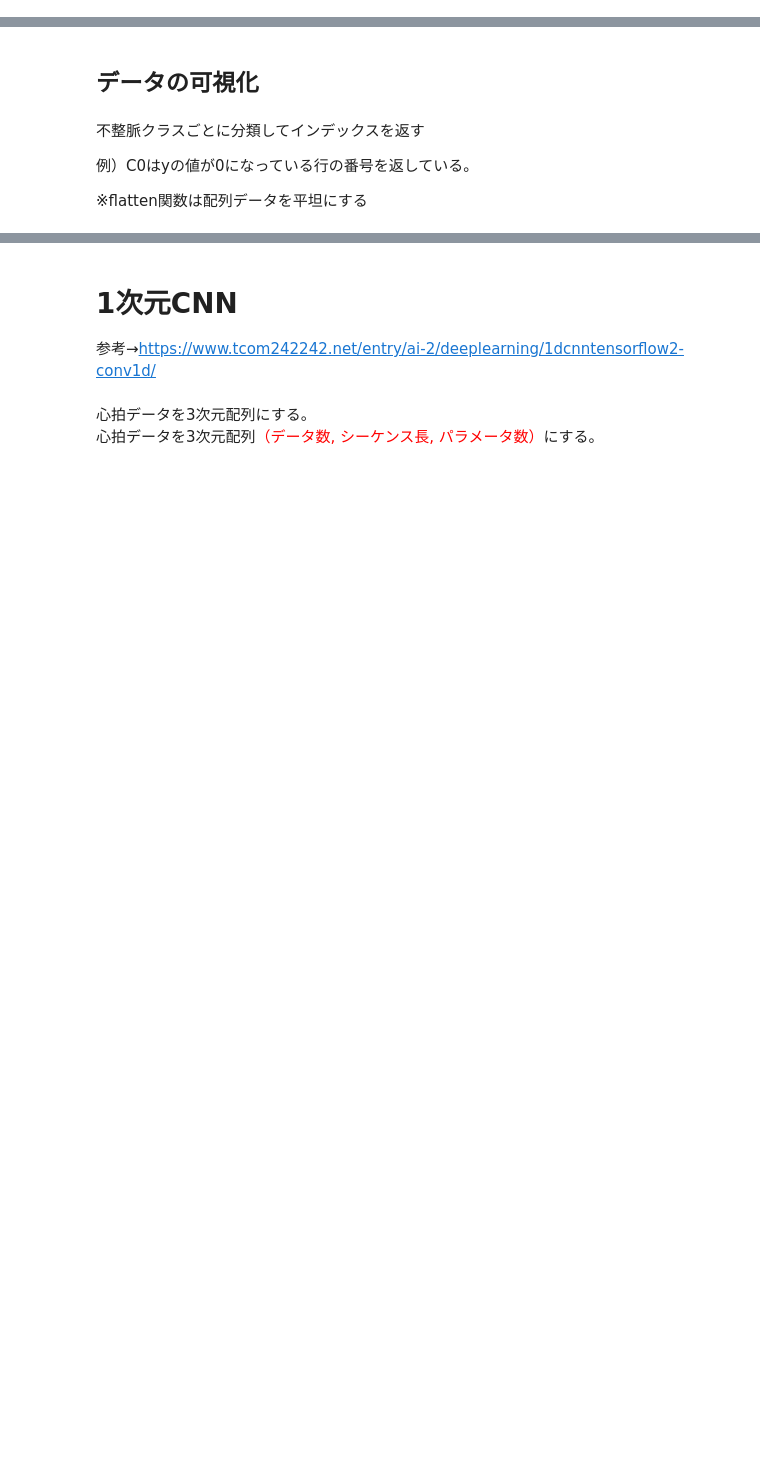
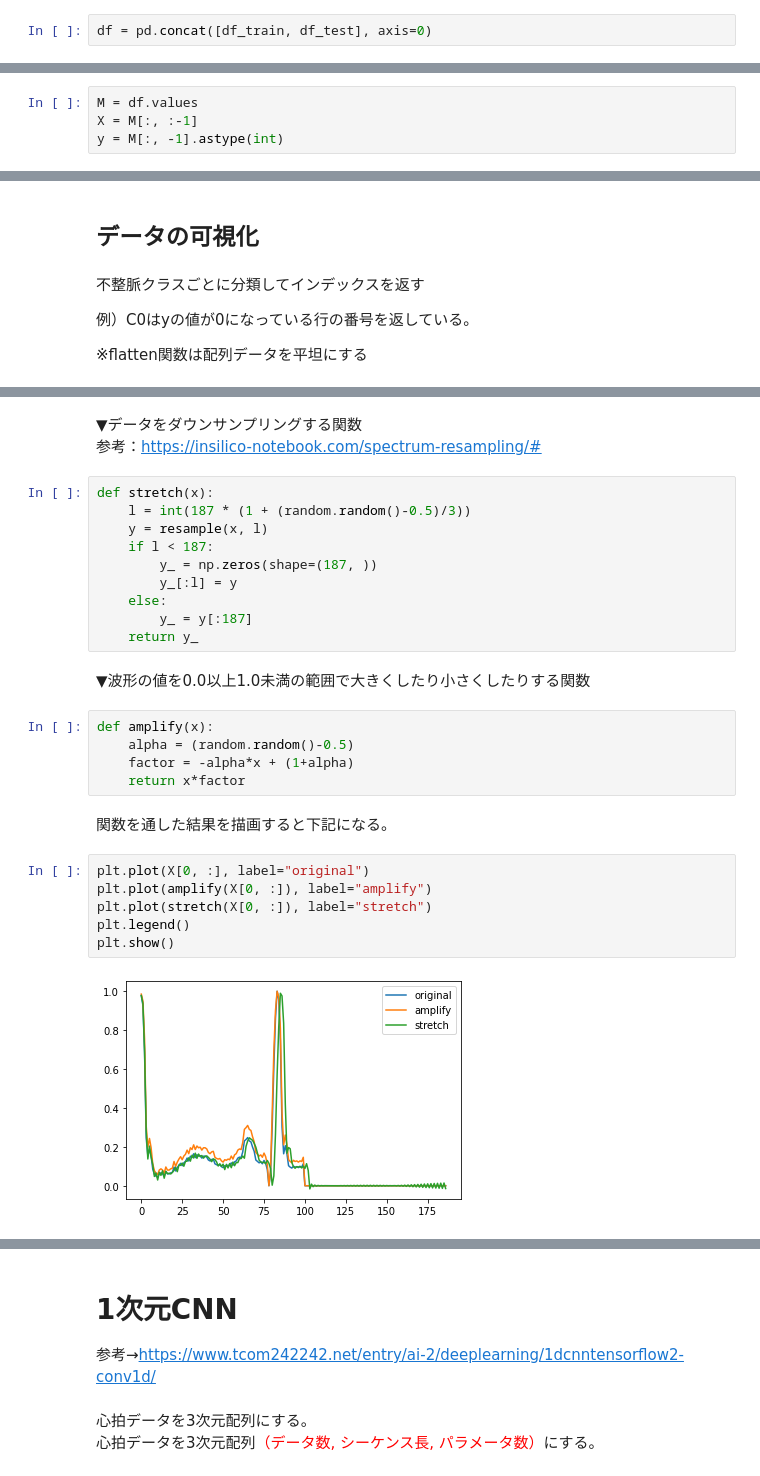
Before and after one commit to oberon18/suai_finaltask, a Jupyter notebook: notebook/ECG_heartbeat_CNN_1D.ipynb, the cells around one changed output, grey strips where cells are left out. Drawn from its saved outputs; the diff is of its cells as text; blank space fills up the shorter version.

```diff
--- a/notebook/ECG_heartbeat_CNN_1D.ipynb
+++ b/notebook/ECG_heartbeat_CNN_1D.ipynb
@@ -59,2 +61,4 @@ df_test = pd.read_csv("/content/drive/My Drive/かがわAIゼミナール_最終
+# %%
+df = pd.concat([df_train, df_test], axis=0)
 # %% [markdown]
 データの中身を調べる。
@@ -143,0 +102,4 @@ del M_test
+# %%
+M = df.values
+X = M[:, :-1]
+y = M[:, -1].astype(int)
@@ -185,0 +157,30 @@ y_test (21892,)
+# %% [markdown]
+▼データをダウンサンプリングする関数
+参考：https://insilico-notebook.com/spectrum-resampling/#
+# %%
+def stretch(x):
+    l = int(187 * (1 + (random.random()-0.5)/3))
+    y = resample(x, l)
+    if l < 187:
+        y_ = np.zeros(shape=(187, ))
+        y_[:l] = y
+    else:
+        y_ = y[:187]
+    return y_
+# %% [markdown]
+▼波形の値を0.0以上1.0未満の範囲で大きくしたり小さくしたりする関数
+# %%
+def amplify(x):
+    alpha = (random.random()-0.5)
+    factor = -alpha*x + (1+alpha)
+    return x*factor
+# %% [markdown]
+関数を通した結果を描画すると下記になる。
+# %%
+plt.plot(X[0, :], label="original")
+plt.plot(amplify(X[0, :]), label="amplify")
+plt.plot(stretch(X[0, :]), label="stretch")
+plt.legend()
+plt.show()
+# %% [output]
+[figure, added]
```
Also changed, not shown: parts of 32 cells of this notebook.
